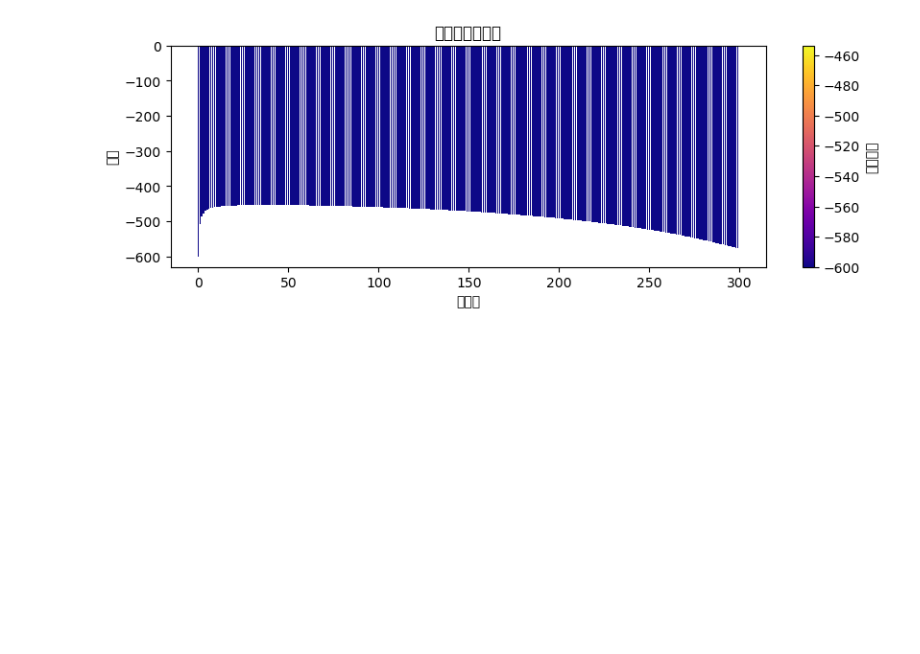
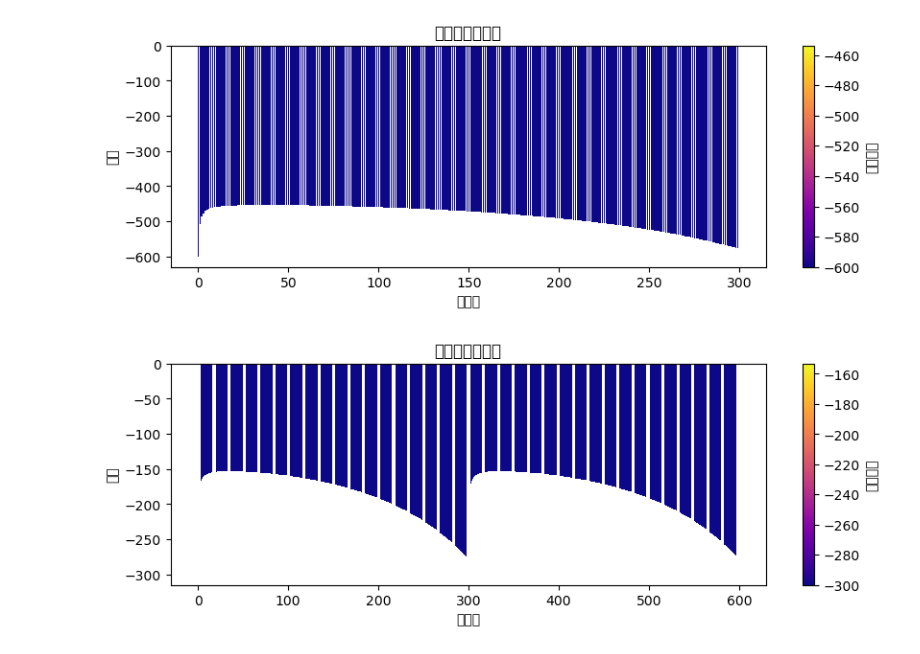
Before and after one commit to xiuxiua8/MCM_ProblemA, a Jupyter notebook: simple.ipynb, the cells around one changed output. Drawn from its saved outputs; the diff is of its cells as text; code cells hidden in the pictures; blank space fills up the shorter version.

```diff
--- a/simple.ipynb
+++ b/simple.ipynb
@@ -211,3 +211,31 @@ cbar.set_label('密集程度')
 plt.show()
 # %% [output]
 [figure]
+# %%
+import numpy as np
+import matplotlib.pyplot as plt
+from matplotlib import cm
+
+# 创建示例数据
+data = intercept_array
+
+# 计算颜色映射值
+colors = cm.plasma(data)
+
+# 绘制条形图，并根据颜色映射值设置颜色
+plt.figure(figsize=(10, 3))
+plt.bar(range(len(data)), height=data, color=colors)
+
+plt.title('数据的密集程度')
+plt.xlabel('数据点')
+plt.ylabel('数值')
+
+# 添加颜色条
+sm = plt.cm.ScalarMappable(cmap='plasma')
+sm.set_array(data)
+cbar = plt.colorbar(sm)
+cbar.set_label('密集程度')
+
+plt.show()
+# %% [output]
+[figure, added]
```
Also changed, not shown: 1 other file.
